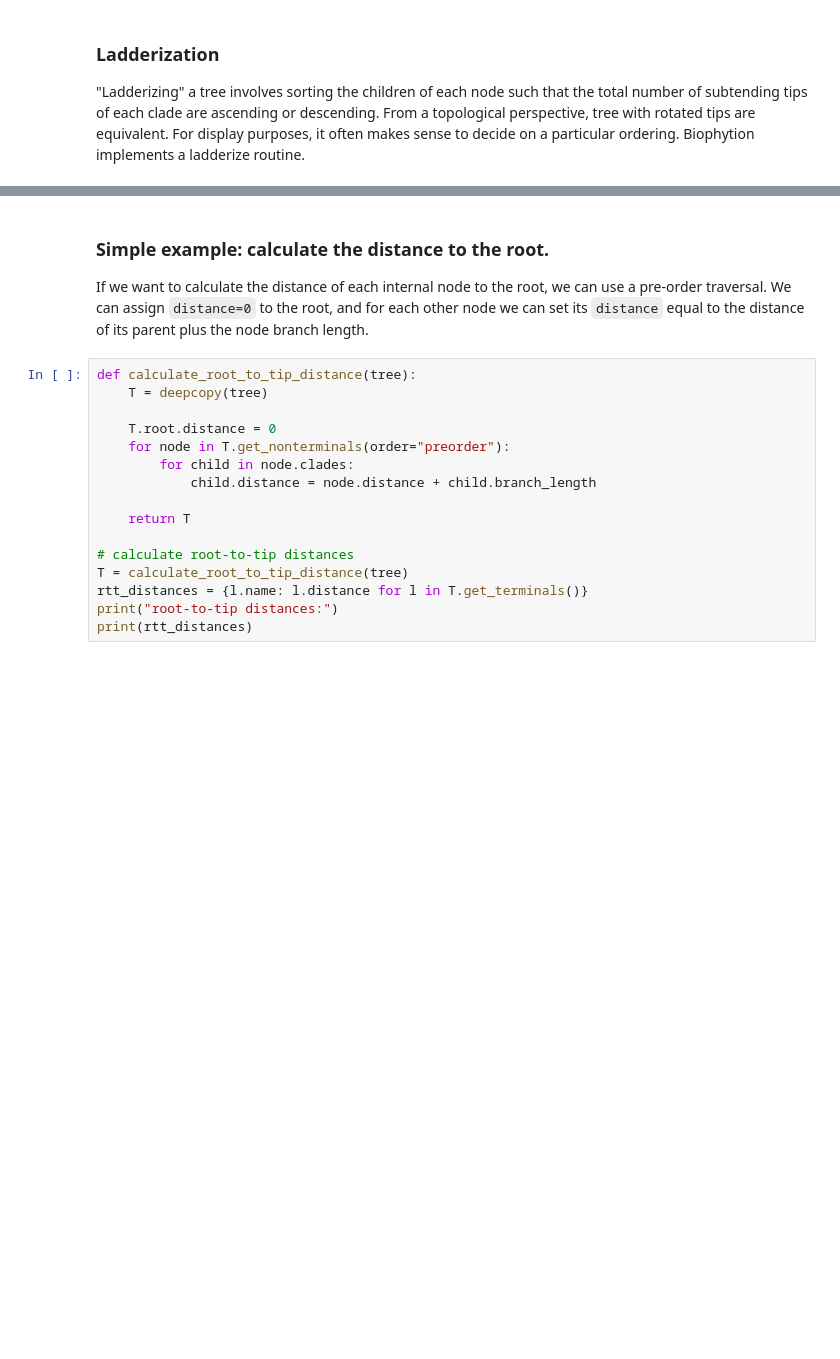
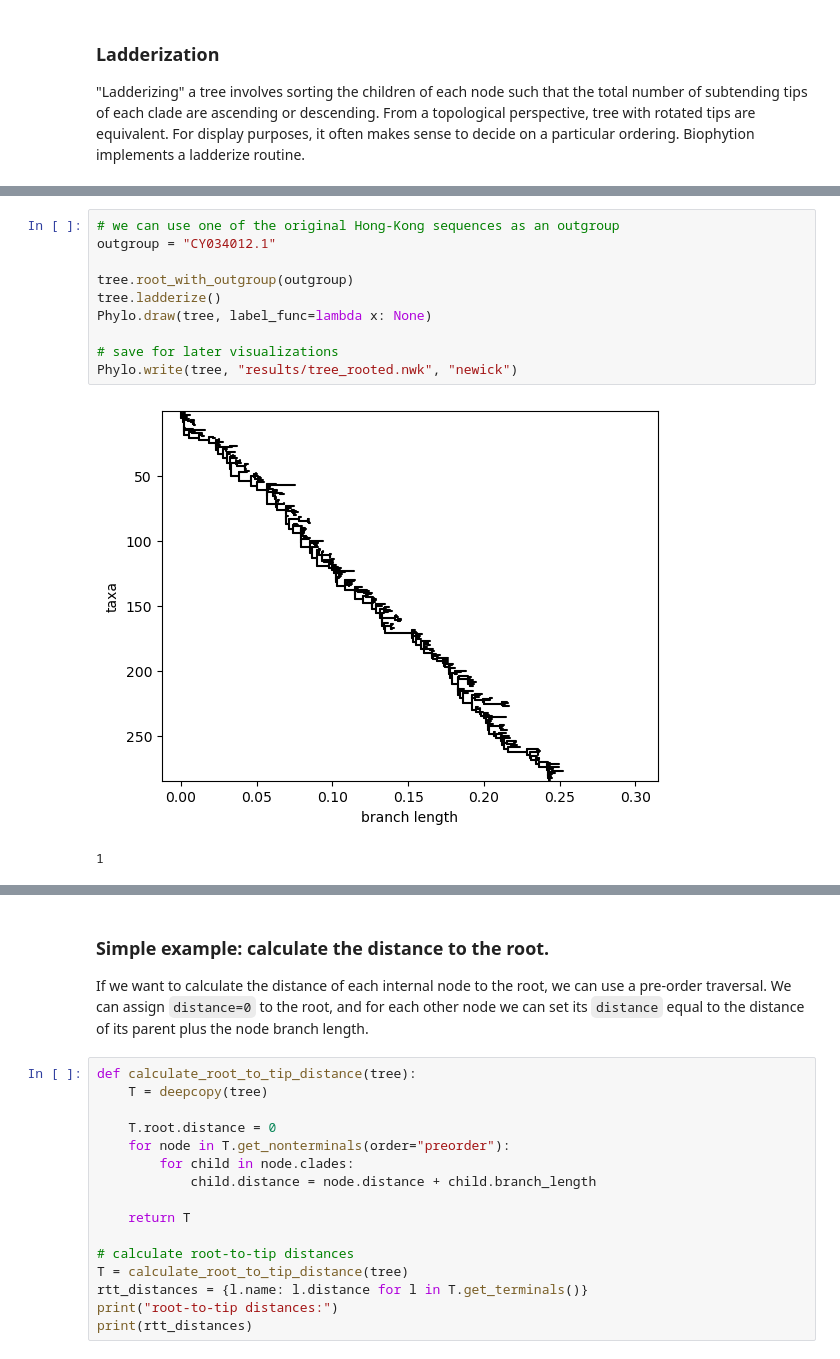
Before and after one commit to mmolari/2025_cb2_lecture, a Jupyter notebook: n02_tree.ipynb, the cells around one changed output, grey strips where cells are left out. Cells and saved outputs as stored; diff of their text form; blank space fills up the shorter version.

```diff
--- a/n02_tree.ipynb
+++ b/n02_tree.ipynb
@@ -67,3 +85,16 @@ Phylo.draw(tree, label_func=lambda x: None)
+# %%
+# we can use one of the original Hong-Kong sequences as an outgroup
+outgroup = "CY034012.1"
+
+tree.root_with_outgroup(outgroup)
+tree.ladderize()
+Phylo.draw(tree, label_func=lambda x: None)
+
+# save for later visualizations
+Phylo.write(tree, "results/tree_rooted.nwk", "newick")
+# %% [output]
+[figure, added]
+1
 # %% [markdown]
 ## Tree traversal
 
```
Also changed, not shown: parts of 26 cells of this notebook, 7 other files.
